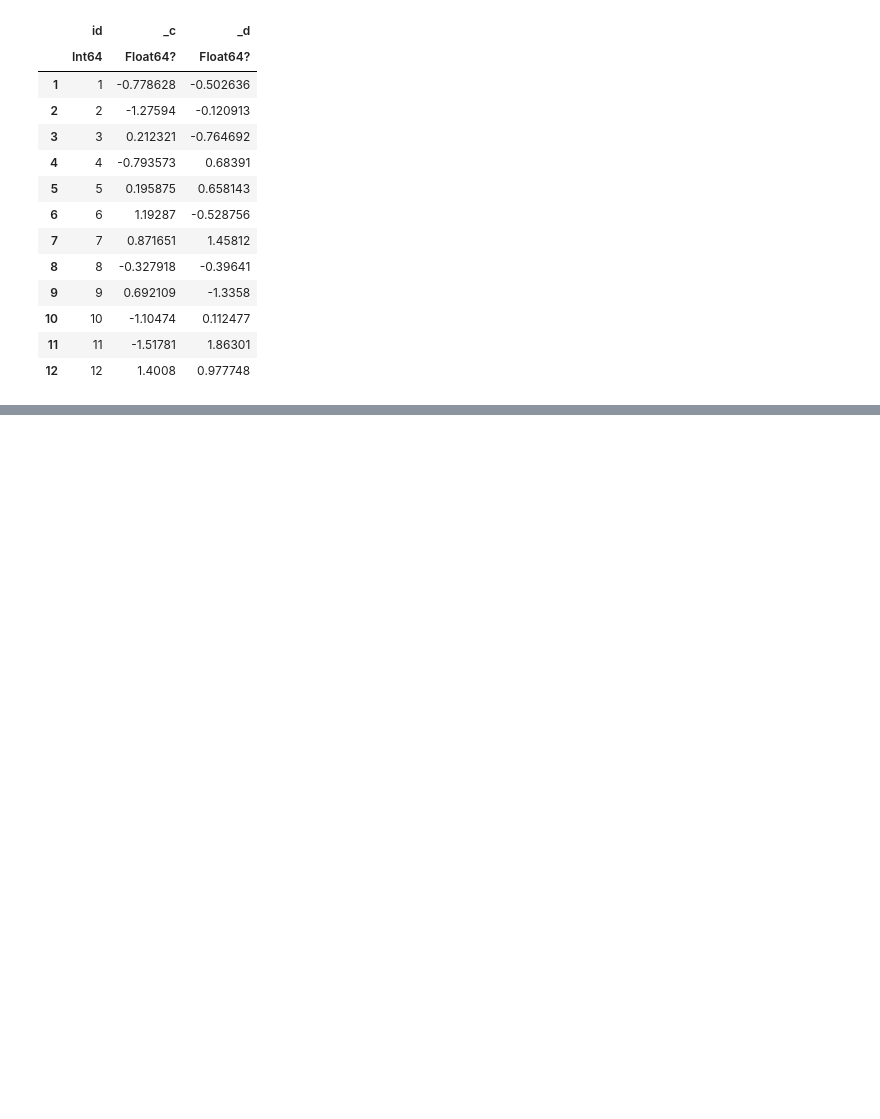
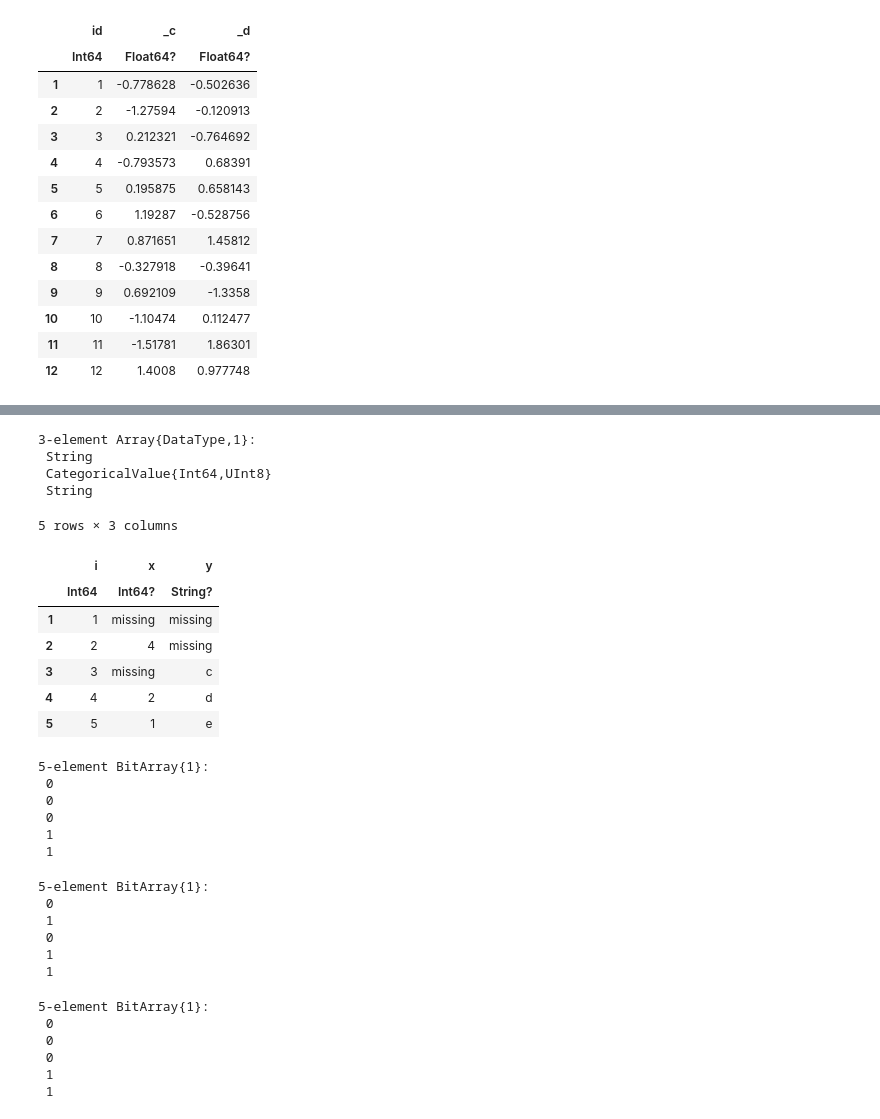
Before and after one commit to damiansp/julia, a Jupyter notebook: dsDocs/DataFrames/functions.jl.ipynb, the cells around one changed output, grey strips where cells are left out. Drawn from its saved outputs; the diff is of its cells as text; code cells hidden in the pictures; blank space fills up the shorter version.

```diff
--- a/dsDocs/DataFrames/functions.jl.ipynb
+++ b/dsDocs/DataFrames/functions.jl.ipynb
@@ -707,0 +787,47 @@ wide4 = unstack(long, :id, :variable, :value, renamecols=x->Symbol(:_, x))
+# %%
+eltype.(eachcol(df))
+# %% [output]
+3-element Array{DataType,1}:
+ String
+ CategoricalValue{Int64,UInt8}
+ String
+# %%
+df = DataFrame(i=1:5,
+               x=[missing, 4, missing, 2, 1],
+               y=[missing, missing, "c", "d", "e"])
+# %% [output]
+5 rows × 3 columns
+|  | i | x | y |
+|  | Int64 | Int64? | String? |
+| 1 | 1 | missing | missing |
+| 2 | 2 | 4 | missing |
+| 3 | 3 | missing | c |
+| 4 | 4 | 2 | d |
+| 5 | 5 | 1 | e |
+# %%
+completecases(df)
+# %% [output]
+5-element BitArray{1}:
+ 0
+ 0
+ 0
+ 1
+ 1
+# %%
+completecases(df, :x)
+# %% [output]
+5-element BitArray{1}:
+ 0
+ 1
+ 0
+ 1
+ 1
+# %%
+completecases(df, [:x, :y])
+# %% [output]
+5-element BitArray{1}:
+ 0
+ 0
+ 0
+ 1
+ 1
```
Also changed, not shown: parts of 10 cells of this notebook.
